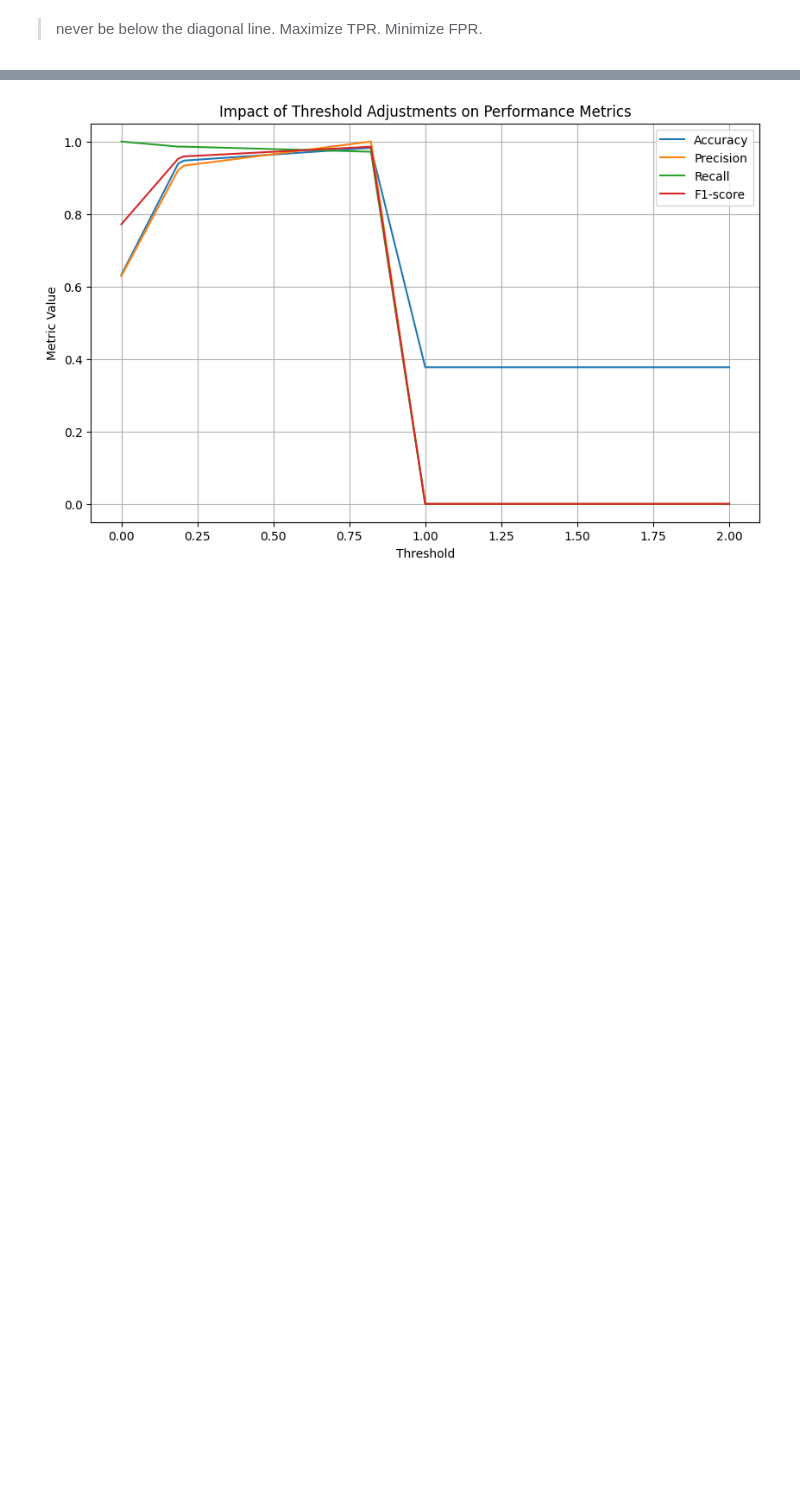
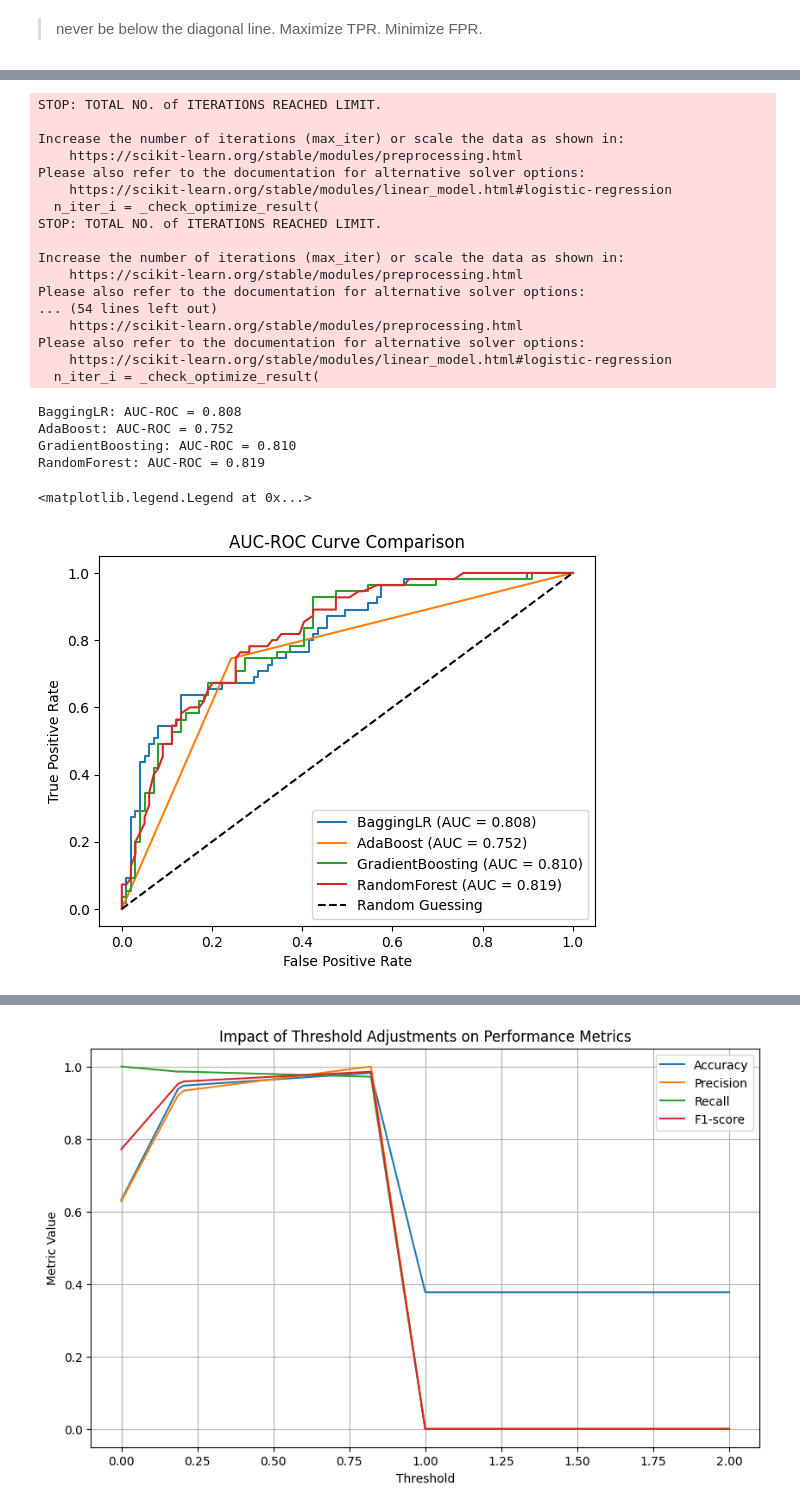
Before and after one commit to BasselD/ai-ml-training, a Jupyter notebook: 04_machine_learning/roc_auc_evaluation.ipynb, the cells around one changed output, grey strips where cells are left out. Cells and saved outputs as stored; diff of their text form; code cells hidden in the pictures; blank space fills up the shorter version.

```diff
--- a/04_machine_learning/roc_auc_evaluation.ipynb
+++ b/04_machine_learning/roc_auc_evaluation.ipynb
@@ -104,0 +236,61 @@ Interpretation:
+# %%
+
+# Split data into features (X) and target (y)
+X = df.drop(8, axis=1)
+y = df[8]
+
+# Split data into training and testing sets
+X_train, X_test, y_train, y_test = train_test_split(X, y, test_size=0.2, random_state=42)
+# %%
+
+# Define models
+models = {
+    'BaggingLR': BaggingClassifier(base_estimator=LogisticRegression()),
+    'AdaBoost': AdaBoostClassifier(base_estimator=DecisionTreeClassifier(), n_estimators=100),
+    'GradientBoosting': GradientBoostingClassifier(n_estimators=100),
+    'RandomForest': RandomForestClassifier(n_estimators=100)
+}
+
+# Train models and predict probabilities
+for name, model in models.items():
+    model.fit(X_train, y_train)
+    y_pred_proba = model.predict_proba(X_test)[:, 1]
+
+    # Calculate AUC-ROC score
+    auc = roc_auc_score(y_test, y_pred_proba)
+    print(f'{name}: AUC-ROC = {auc:.3f}')
+
+    # Plot ROC curve
+    fpr, tpr, _ = roc_curve(y_test, y_pred_proba)
+    plt.plot(fpr, tpr, label=f'{name} (AUC = {auc:.3f})')
+
+# Plot settings
+plt.plot([0, 1], [0, 1], 'k--', label='Random Guessing')
+plt.xlabel('False Positive Rate')
+plt.ylabel('True Positive Rate')
+plt.title('AUC-ROC Curve Comparison')
+plt.legend()
+# %% [output]
+STOP: TOTAL NO. of ITERATIONS REACHED LIMIT.
+
+Increase the number of iterations (max_iter) or scale the data as shown in:
+    https://scikit-learn.org/stable/modules/preprocessing.html
+Please also refer to the documentation for alternative solver options:
+    https://scikit-learn.org/stable/modules/linear_model.html#logistic-regression
+  n_iter_i = _check_optimize_result(
+STOP: TOTAL NO. of ITERATIONS REACHED LIMIT.
+
+Increase the number of iterations (max_iter) or scale the data as shown in:
+    https://scikit-learn.org/stable/modules/preprocessing.html
+Please also refer to the documentation for alternative solver options:
+... (54 lines left out)
+    https://scikit-learn.org/stable/modules/preprocessing.html
+Please also refer to the documentation for alternative solver options:
+    https://scikit-learn.org/stable/modules/linear_model.html#logistic-regression
+  n_iter_i = _check_optimize_result(
+BaggingLR: AUC-ROC = 0.808
+AdaBoost: AUC-ROC = 0.752
+GradientBoosting: AUC-ROC = 0.810
+RandomForest: AUC-ROC = 0.819
+<matplotlib.legend.Legend at 0x...>
+[figure, added]
```
Also changed, not shown: parts of 8 cells of this notebook, 1 other file.
